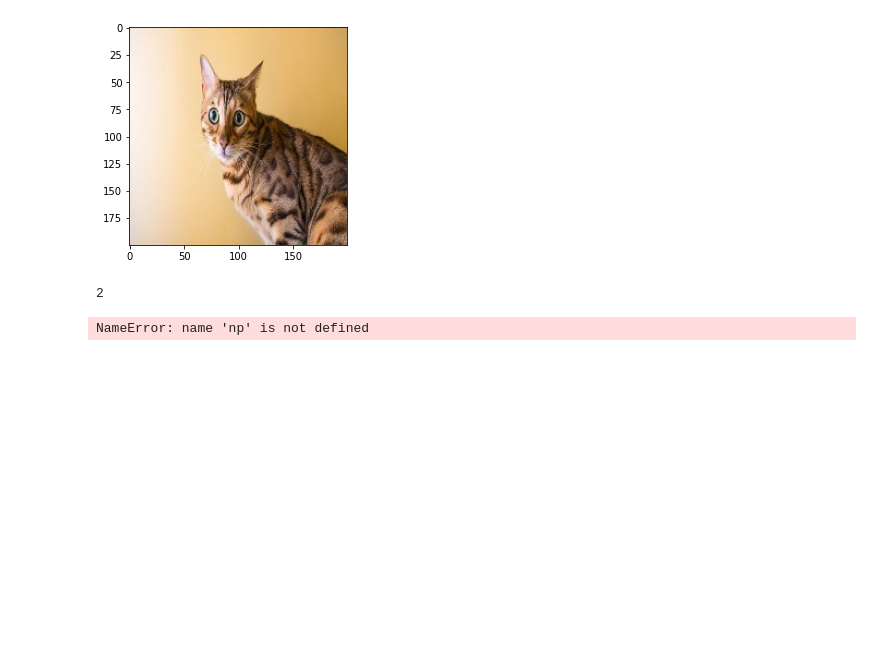
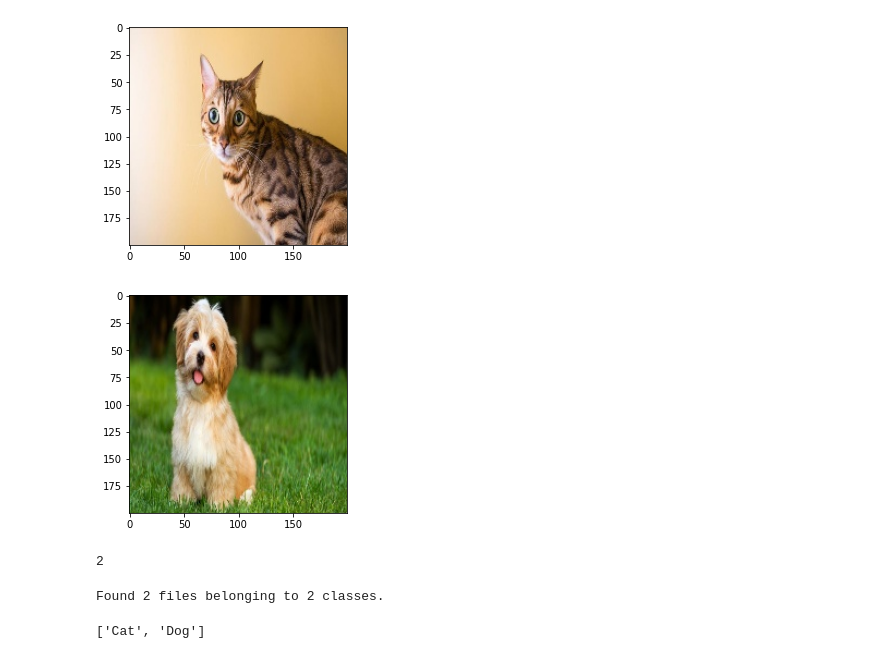
Before and after one commit to anasofiasama/Deep_Learning_Project, a Jupyter notebook: src/explore.ipynb, the cells around one changed output. Drawn from its saved outputs; the diff is of its cells as text; code cells hidden in the pictures; blank space fills up the shorter version.

```diff
--- a/src/explore.ipynb
+++ b/src/explore.ipynb
@@ -250,5 +204,11 @@ plt.imshow(pred_cat)
 plt.show()
 # %% [output]
 [figure]
+# %%
+pred_dog=mpimg.imread('Pred/Dog/image0001.jpg') # imread permite ver la imagen
+plt.imshow(pred_dog)
+plt.show()
+# %% [output]
+[figure, added]
 # %%
 test_dir = pathlib.Path('./Pred')
@@ -256,8 +216,16 @@ len(list(test_dir.glob('*.jpg')))
 #test_dir
 # %% [output]
 2
-# %%
-img_expanded=np.expand_dims(pred_cat)
-# %% [output]
-NameError: name 'np' is not defined
+# %%
+train_ds = tf.keras.utils.image_dataset_from_directory( # image dataset from directory nombra cada elemento con el nombre de la carpeta
+  test_dir,
+  seed=123,
+  image_size=(IMAGE_WIDTH, IMAGE_HEIGHT),
+  batch_size=BATCH_SIZE)
+# %% [output]
+Found 2 files belonging to 2 classes.
+# %%
+train_ds.class_names
+# %% [output]
+['Cat', 'Dog']
 # %%
```
Also changed, not shown: parts of 25 cells of this notebook, 2 other files.
